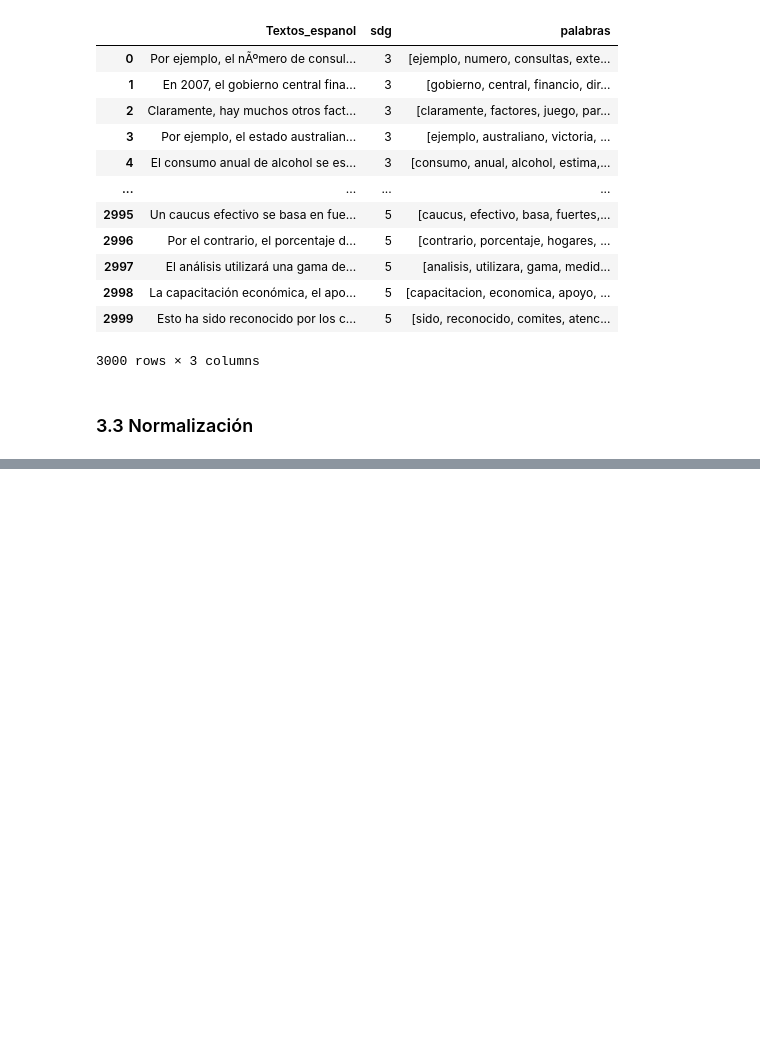
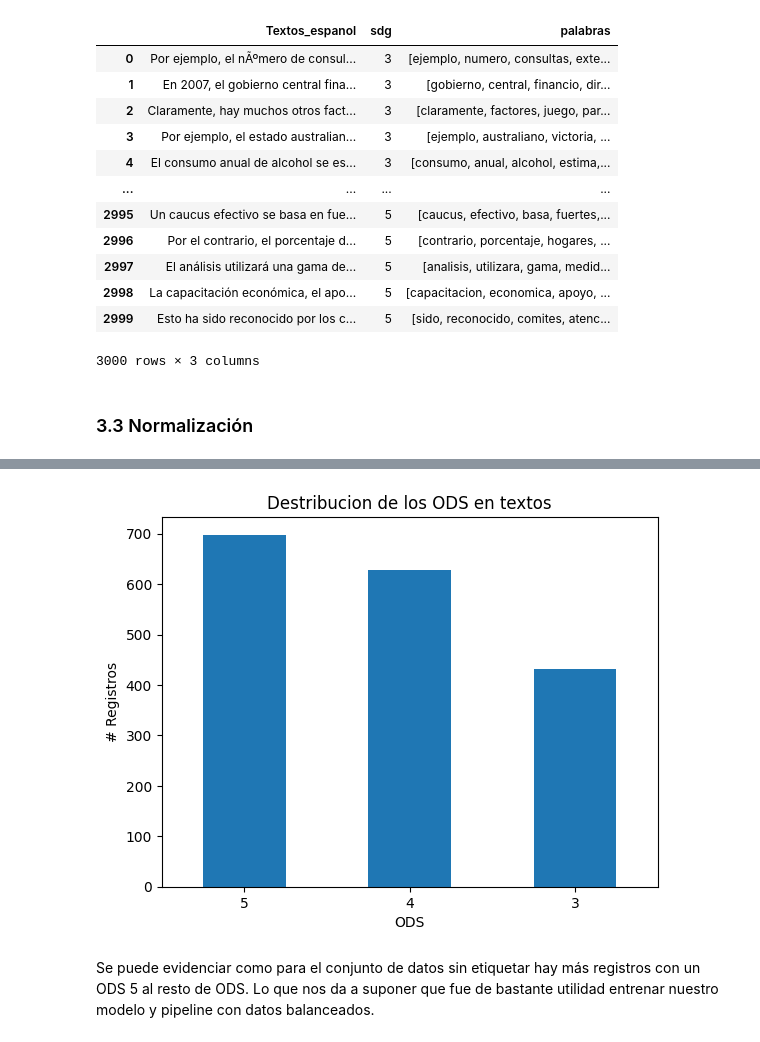
Before and after one commit to saguillen/BI_Proyecto1, a Jupyter notebook: Proyecto1_BI.ipynb, the cells around one changed output, grey strips where cells are left out. Drawn from its saved outputs; the diff is of its cells as text; code cells hidden in the pictures; blank space fills up the shorter version.

```diff
--- a/Proyecto1_BI.ipynb
+++ b/Proyecto1_BI.ipynb
@@ -410,0 +786,4 @@ ModuleNotFoundError: ignored
+# %%
+pipeline = Pipeline(steps=[('tfid',TfidfVectorizer()),('RFC',RandomForestClassifier(n_estimators=300,max_depth=8 ))])
+
+pipeline.fit(X_train, Y_train)
@@ -410,0 +793,3 @@ ModuleNotFoundError: ignored
+# %%
+df_sinetiqueta = pd.read_csv('datos_limpios_SinEtiqueta.csv', sep=',', encoding = 'utf-8')
+#df_final_sinetiqueta=pd.read_csv('df_final_sinetiqueta.csv', sep=',', encoding = 'utf-8')
@@ -410,0 +808,7 @@ ModuleNotFoundError: ignored
+# %%
+df_sinetiqueta.drop(['Unnamed: 0'],axis=1)
+df_sinetiqueta[['sdg']] = df_sinetiqueta[['sdg']].replace(np.NaN,int(0))
+df_rf_sinetiqueta = df_sinetiqueta.copy()
+# %%
+df_rf_sinetiqueta['sdg'] = pipeline.predict(df_rf_sinetiqueta['palabras'])
+df_rf_sinetiqueta.describe()
@@ -410,0 +825,11 @@ ModuleNotFoundError: ignored
+# %%
+df_rf_sinetiqueta['sdg'].value_counts().plot(kind = 'bar')
+plt.title('Destribucion de los ODS en textos')
+plt.xlabel('ODS')
+plt.xticks(rotation = 0)
+plt.ylabel('# Registros')
+plt.show()
+# %% [output]
+[figure, added]
+# %% [markdown]
+Se puede evidenciar como para el conjunto de datos sin etiquetar hay más registros con un ODS 5 al resto de ODS. Lo que nos da a suponer que fue de bastante utilidad entrenar nuestro modelo y pipeline con datos balanceados.
```
Also changed, not shown: parts of 97 cells of this notebook.
